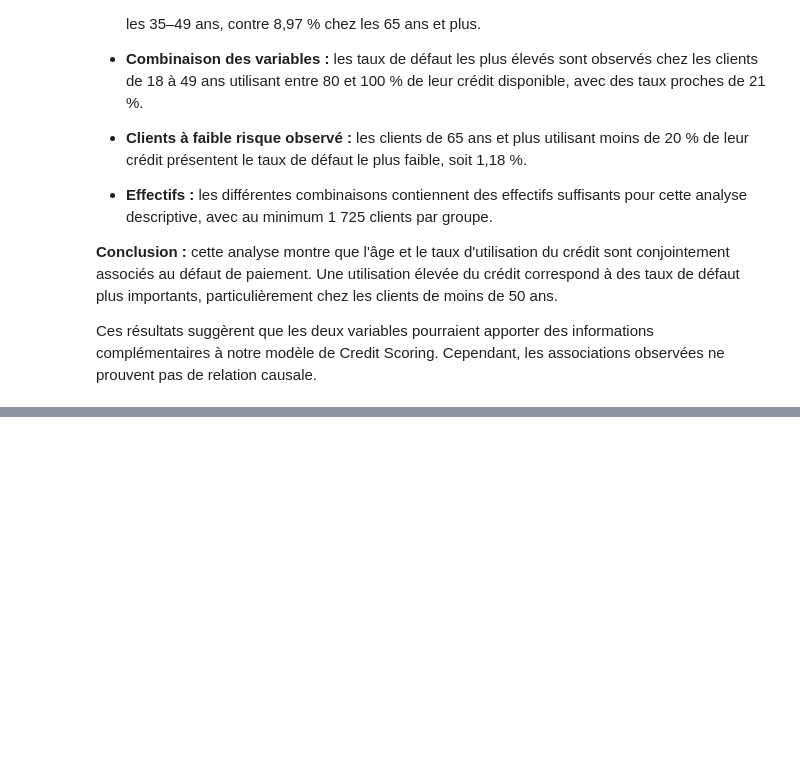
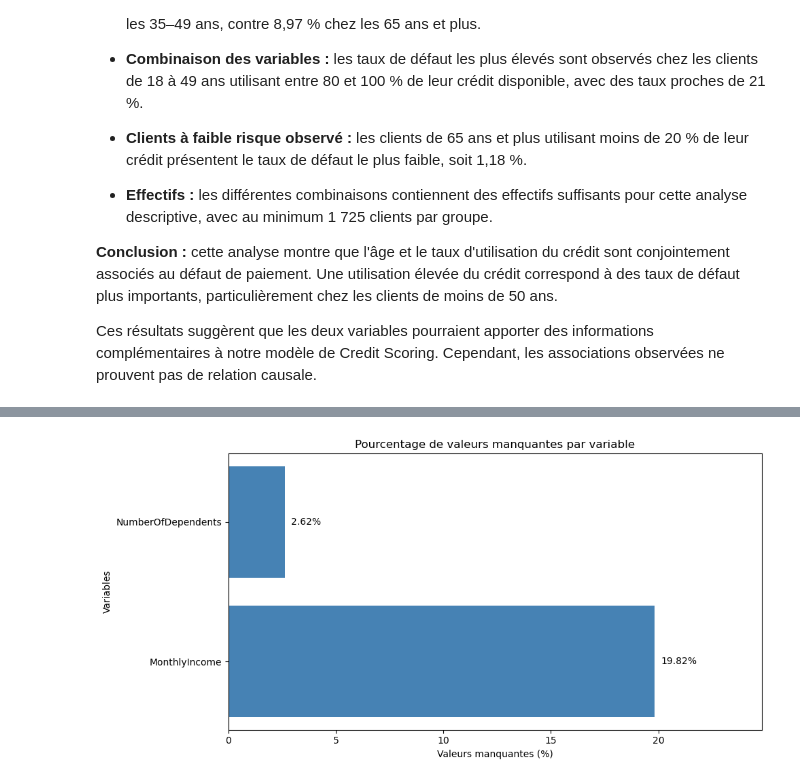
Before and after one commit to omarzinane1/CreditRisk360, a Jupyter notebook: notebooks/credit_scoring.ipynb, the cells around one changed output, grey strips where cells are left out. Drawn from its saved outputs; the diff is of its cells as text; code cells hidden in the pictures; blank space fills up the shorter version.

```diff
--- a/notebooks/credit_scoring.ipynb
+++ b/notebooks/credit_scoring.ipynb
@@ -59,7 +59,7 @@ disponible sur Kaggle.
 import pandas as pd
 
 # Chargement du dataset Give Me Some Credit
-df = pd.read_csv("/data/raw/cs-training.csv")
+df = pd.read_csv("../data/raw/cs-training.csv")
 
 # Affichage des 5 premières lignes du dataset
 df.head()
@@ -2664,0 +2731,43 @@ Ces résultats suggèrent que les deux variables pourraient apporter des informa
+# %%
+# Sélection des variables ayant des valeurs manquantes
+variables_incompletes = rapport_completude[
+    rapport_completude["Valeurs manquantes"] > 0
+]
+
+# Création de la figure
+plt.figure(figsize=(10, 5))
+
+# Création du diagramme en barres horizontales
+plt.barh(
+    variables_incompletes.index,
+    variables_incompletes["Pourcentage manquant (%)"],
+    color="steelblue"
+)
+
+# Ajout des pourcentages sur les barres
+for i, valeur in enumerate(
+    variables_incompletes["Pourcentage manquant (%)"]
+):
+    plt.text(
+        valeur + 0.3,
+        i,
+        f"{valeur:.2f}%",
+        va="center"
+    )
+
+# Personnalisation du graphique
+plt.title("Pourcentage de valeurs manquantes par variable")
+plt.xlabel("Valeurs manquantes (%)")
+plt.ylabel("Variables")
+
+# Limitation de l'axe horizontal
+plt.xlim(
+    0,
+    variables_incompletes["Pourcentage manquant (%)"].max() + 5
+)
+
+# Ajustement et affichage
+plt.tight_layout()
+plt.show()
+# %% [output]
+[figure, added]
```
Also changed, not shown: parts of 62 cells of this notebook, 1 other file.
